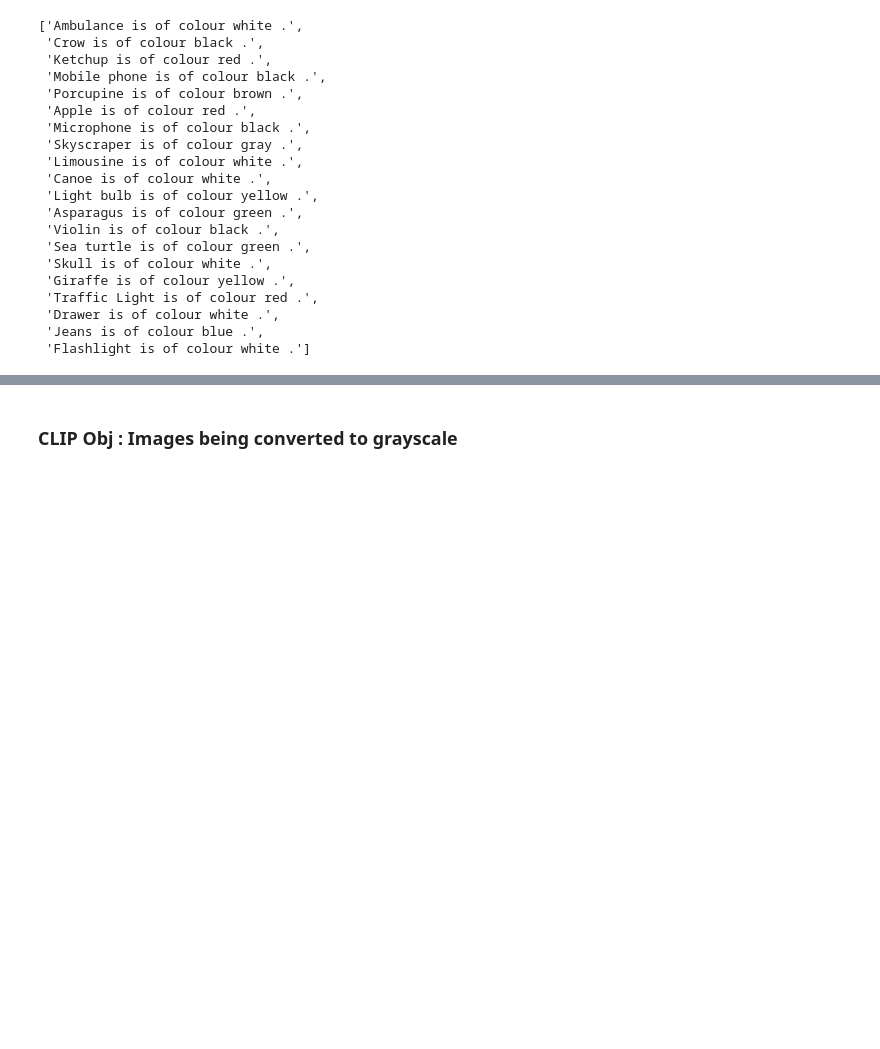
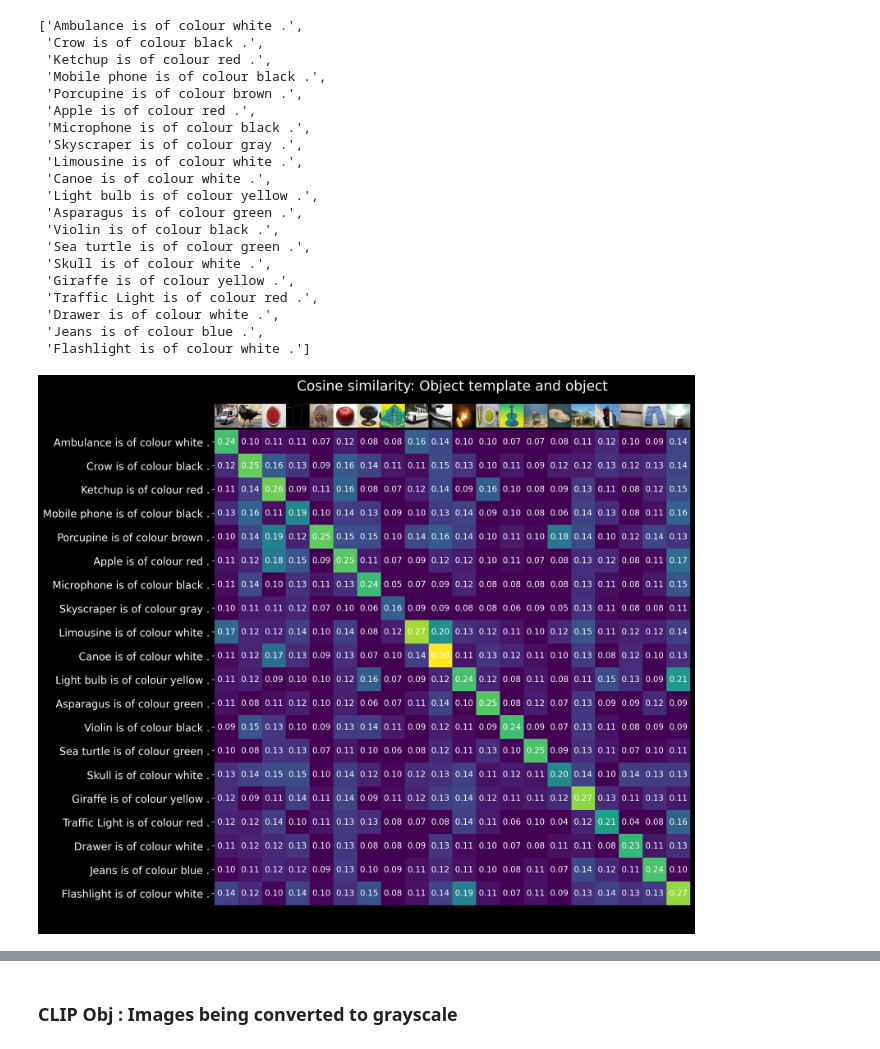
Before and after one commit to ShawonAshraf/multi-modal-semantics, a Jupyter notebook: assignment_2/03ex_colours_vlmodels_clip_wzeroshot.ipynb, the cells around one changed output, grey strips where cells are left out. Drawn from its saved outputs; the diff is of its cells as text; code cells hidden in the pictures; blank space fills up the shorter version.

```diff
--- a/assignment_2/03ex_colours_vlmodels_clip_wzeroshot.ipynb
+++ b/assignment_2/03ex_colours_vlmodels_clip_wzeroshot.ipynb
@@ -492,0 +480,11 @@ color_similarity = get_similarity(text_features, image_features)
+# %%
+# preprocess
+prep_object_images = [preprocess(img) for img in object_images]
+image_inputs, text_inputs = build_inputs(templates, prep_object_images)
+image_features, text_features = get_features(image_inputs, text_inputs)
+obj_similarity = get_similarity(text_features, image_features)
+
+plot_conf_matrix(templates, object_images, obj_similarity,
+                    "Cosine similarity: Object template and object")
+# %% [output]
+[figure, added]
```
Also changed, not shown: parts of 15 cells of this notebook.
